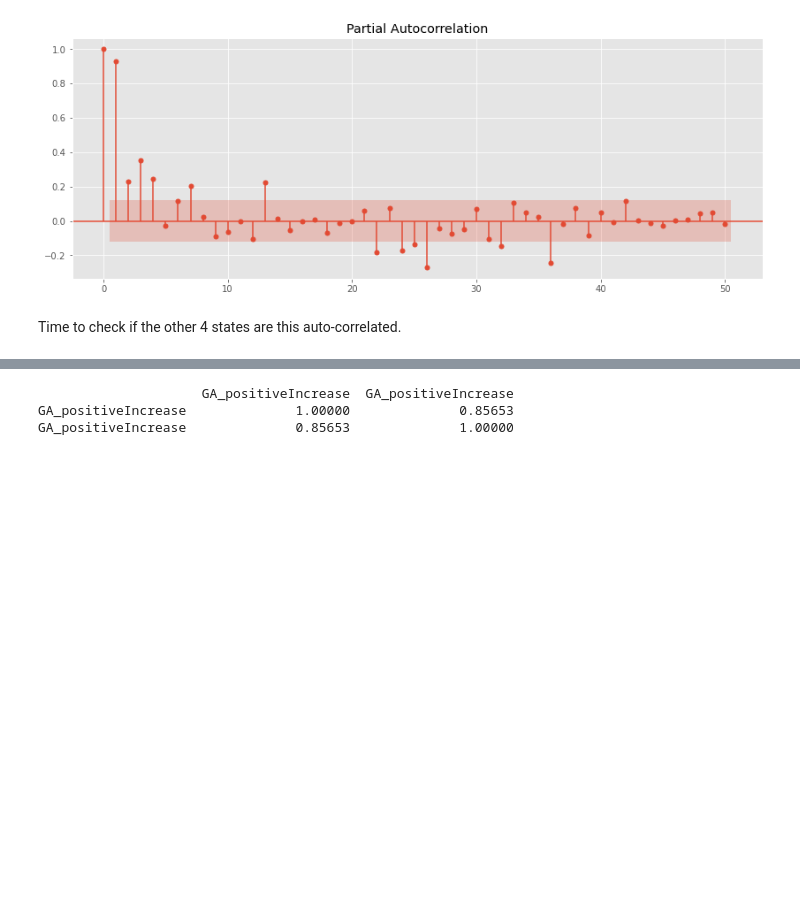
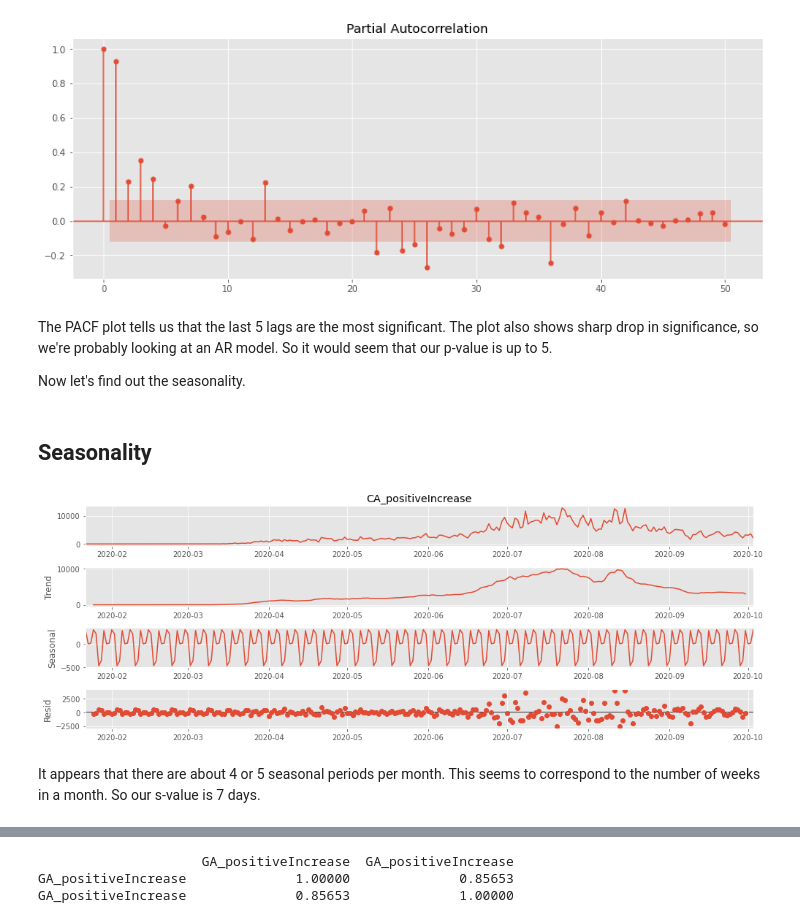
Before and after one commit to bmauss/COVID_Forecast, a Jupyter notebook: 3 ARIMA Modeling.ipynb, the cells around one changed output, grey strips where cells are left out. Drawn from its saved outputs; the diff is of its cells as text; code cells hidden in the pictures; blank space fills up the shorter version.

```diff
--- a/3 ARIMA Modeling.ipynb
+++ b/3 ARIMA Modeling.ipynb
@@ -159,5 +166,30 @@ rcParams['figure.figsize'] = 14, 5
 plot_pacf(ca, lags=50);
 # %% [output]
 [figure]
-# %% [markdown]
-Time to check if the other 4 states are this auto-correlated.
+# %% [markdown]
+The PACF plot tells us that the last 5 lags are the most significant. The plot also shows sharp drop in significance, so we're probably looking at an AR model.  So it would seem that our p-value is up to 5.
+
+Now let's find out the seasonality.
+# %% [markdown]
+## Seasonality
+# %%
+from statsmodels.tsa.seasonal import seasonal_decompose
+
+def decompose_time_series(series):
+    """
+    Input a series
+
+    Decompose a time series and plot it
+
+    Outputs:
+        Decomposition plot
+    """
+    result = seasonal_decompose(series)
+    result.plot()
+    plt.show();
+# %%
+decompose_time_series(ca)
+# %% [output]
+[figure, added]
+# %% [markdown]
+It appears that there are about 4 or 5 seasonal periods per month.  This seems to correspond to the number of weeks in a month.  So our s-value is 7 days.
```
Also changed, not shown: parts of 25 cells of this notebook, 2 other files.
